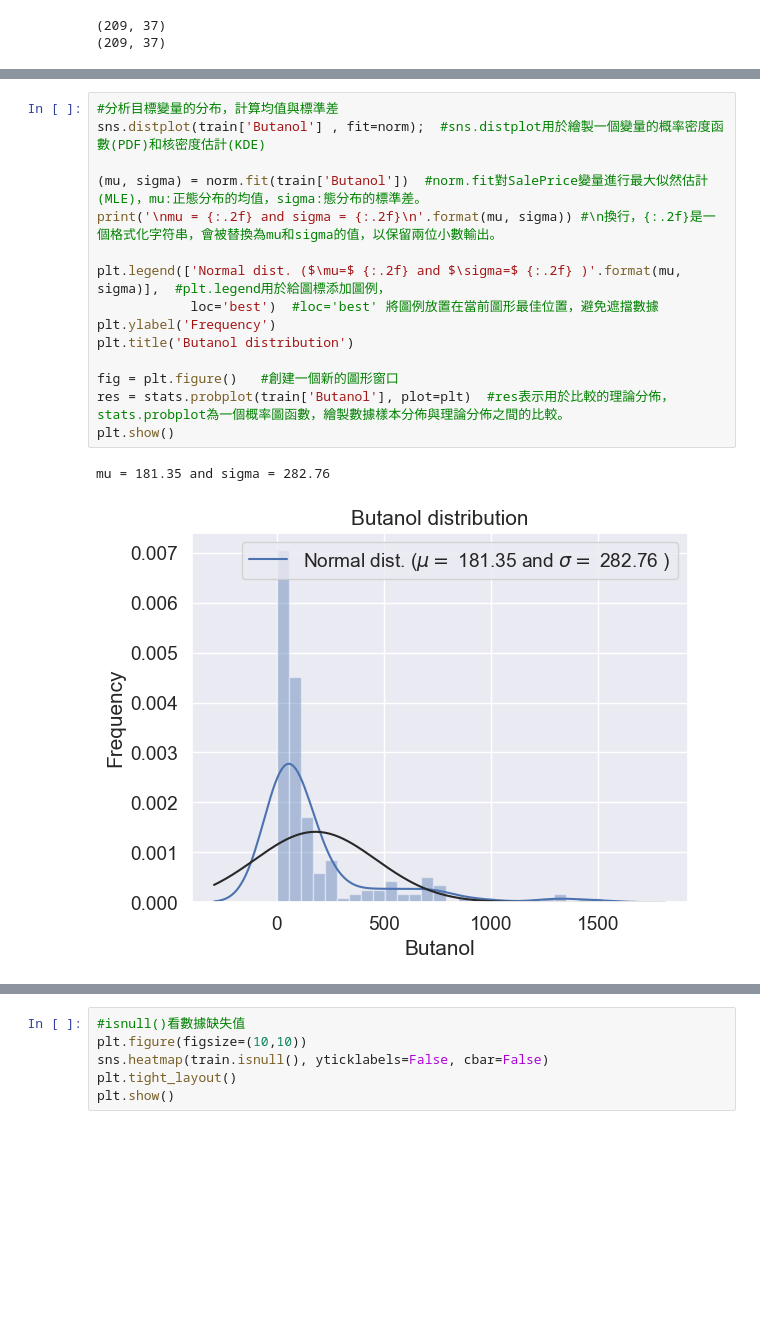
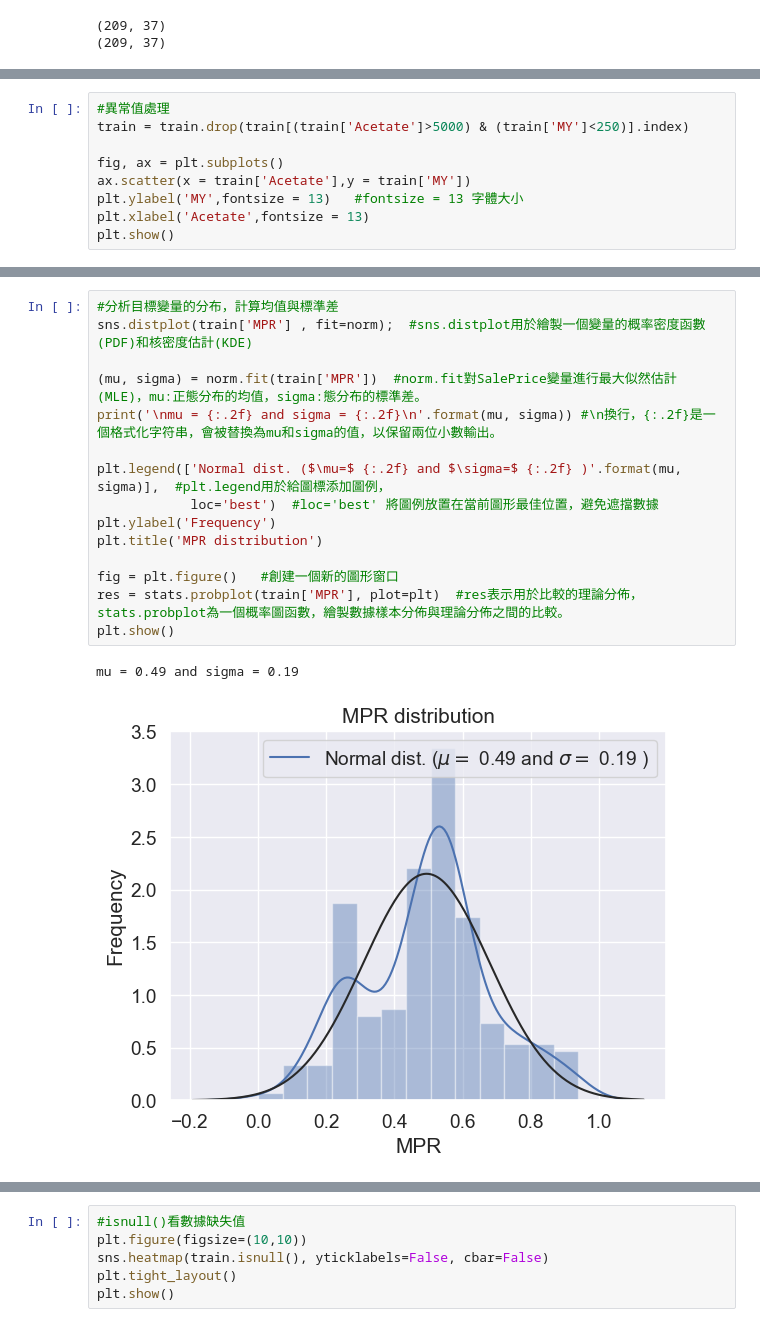
Before and after one commit to wenyi22/-, a Jupyter notebook: part1.ipynb, the cells around one changed output, grey strips where cells are left out. Cells and saved outputs as stored; diff of their text form; blank space fills up the shorter version.

```diff
--- a/part1.ipynb
+++ b/part1.ipynb
@@ -153,0 +235,9 @@ print(test.shape)
+# %%
+#異常值處理
+train = train.drop(train[(train['Acetate']>5000) & (train['MY']<250)].index)
+
+fig, ax = plt.subplots()
+ax.scatter(x = train['Acetate'],y = train['MY'])
+plt.ylabel('MY',fontsize = 13)   #fontsize = 13 字體大小
+plt.xlabel('Acetate',fontsize = 13)
+plt.show()
@@ -154,18 +265,18 @@ print(test.shape)
 # %%
 #分析目標變量的分布，計算均值與標準差
-sns.distplot(train['Butanol'] , fit=norm);  #sns.distplot用於繪製一個變量的概率密度函數(PDF)和核密度估計(KDE)
+sns.distplot(train['MPR'] , fit=norm);  #sns.distplot用於繪製一個變量的概率密度函數(PDF)和核密度估計(KDE)
 
-(mu, sigma) = norm.fit(train['Butanol'])  #norm.fit對SalePrice變量進行最大似然估計(MLE)，mu:正態分布的均值，sigma:態分布的標準差。
+(mu, sigma) = norm.fit(train['MPR'])  #norm.fit對SalePrice變量進行最大似然估計(MLE)，mu:正態分布的均值，sigma:態分布的標準差。
 print('\nmu = {:.2f} and sigma = {:.2f}\n'.format(mu, sigma)) #\n換行，{:.2f}是一個格式化字符串，會被替換為mu和sigma的值，以保留兩位小數輸出。
 
 plt.legend(['Normal dist. ($\mu=$ {:.2f} and $\sigma=$ {:.2f} )'.format(mu, sigma)],  #plt.legend用於給圖標添加圖例，
             loc='best')  #loc='best' 將圖例放置在當前圖形最佳位置，避免遮擋數據
 plt.ylabel('Frequency')
-plt.title('Butanol distribution')
+plt.title('MPR distribution')
 
 fig = plt.figure()   #創建一個新的圖形窗口
-res = stats.probplot(train['Butanol'], plot=plt)  #res表示用於比較的理論分佈，stats.probplot為一個概率圖函數，繪製數據樣本分佈與理論分佈之間的比較。
+res = stats.probplot(train['MPR'], plot=plt)  #res表示用於比較的理論分佈，stats.probplot為一個概率圖函數，繪製數據樣本分佈與理論分佈之間的比較。
 plt.show()
 # %% [output]
-mu = 181.35 and sigma = 282.76
+mu = 0.49 and sigma = 0.19
-[figure, old version]
+[figure, new version]
```
Also changed, not shown: parts of 46 cells of this notebook.
